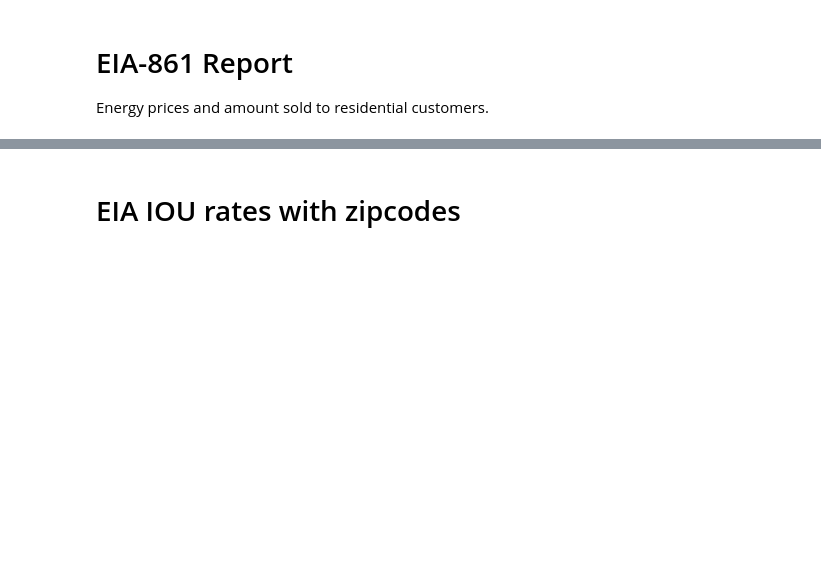
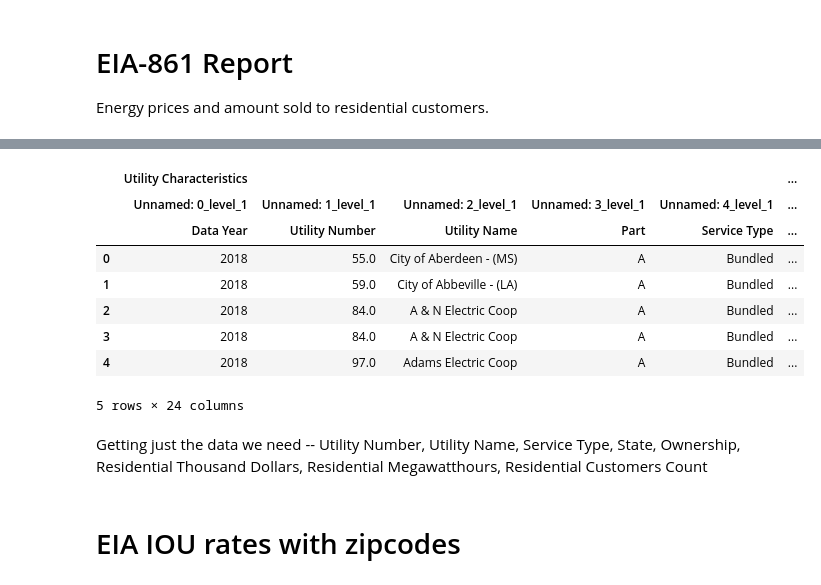
Before and after one commit to nateGeorge/udacity_dend_capstone, a Jupyter notebook: EDA.ipynb, the cells around one changed output, grey strips where cells are left out. Drawn from its saved outputs; the diff is of its cells as text; code cells hidden in the pictures; blank space fills up the shorter version.

Commit message:
start adding sql queries, start prepping data

```diff
--- a/EDA.ipynb
+++ b/EDA.ipynb
@@ -265,7 +343,7 @@ lbnl_df[(lbnl_df['Self-Installed'] == -9999) & (lbnl_df['Installer Name'] == -99
 
 Energy prices and amount sold to residential customers.
 # %%
-eia861_df = pd.read_excel('data/Sales_Ult_Cust_2018.xlsx')
+eia861_df = pd.read_excel('data/Sales_Ult_Cust_2018.xlsx', header=[0, 1, 2])
 # %%
 eia861_df.shape
 # %% [output]
@@ -293,3 +371,17 @@ memory usage: 3.6 MB
+# %%
+eia861_df.head()
+# %% [output]
+|  | Utility Characteristics |  |  |  |  | ... |
+|  | Unnamed: 0_level_1 | Unnamed: 1_level_1 | Unnamed: 2_level_1 | Unnamed: 3_level_1 | Unnamed: 4_level_1 | ... |
+|  | Data Year | Utility Number | Utility Name | Part | Service Type | ... |
+| 0 | 2018 | 55.0 | City of Aberdeen - (MS) | A | Bundled | ... |
+| 1 | 2018 | 59.0 | City of Abbeville - (LA) | A | Bundled | ... |
+| 2 | 2018 | 84.0 | A & N Electric Coop | A | Bundled | ... |
+| 3 | 2018 | 84.0 | A & N Electric Coop | A | Bundled | ... |
+| 4 | 2018 | 97.0 | Adams Electric Coop | A | Bundled | ... |
+5 rows × 24 columns
+# %% [markdown]
+Getting just the data we need -- Utility Number, Utility Name, Service Type, State, Ownership, Residential Thousand Dollars, Residential Megawatthours, Residential Customers Count
 # %% [markdown]
 # EIA IOU rates with zipcodes
 # %%
```
Also changed, not shown: parts of 16 cells of this notebook, 4 other files.
